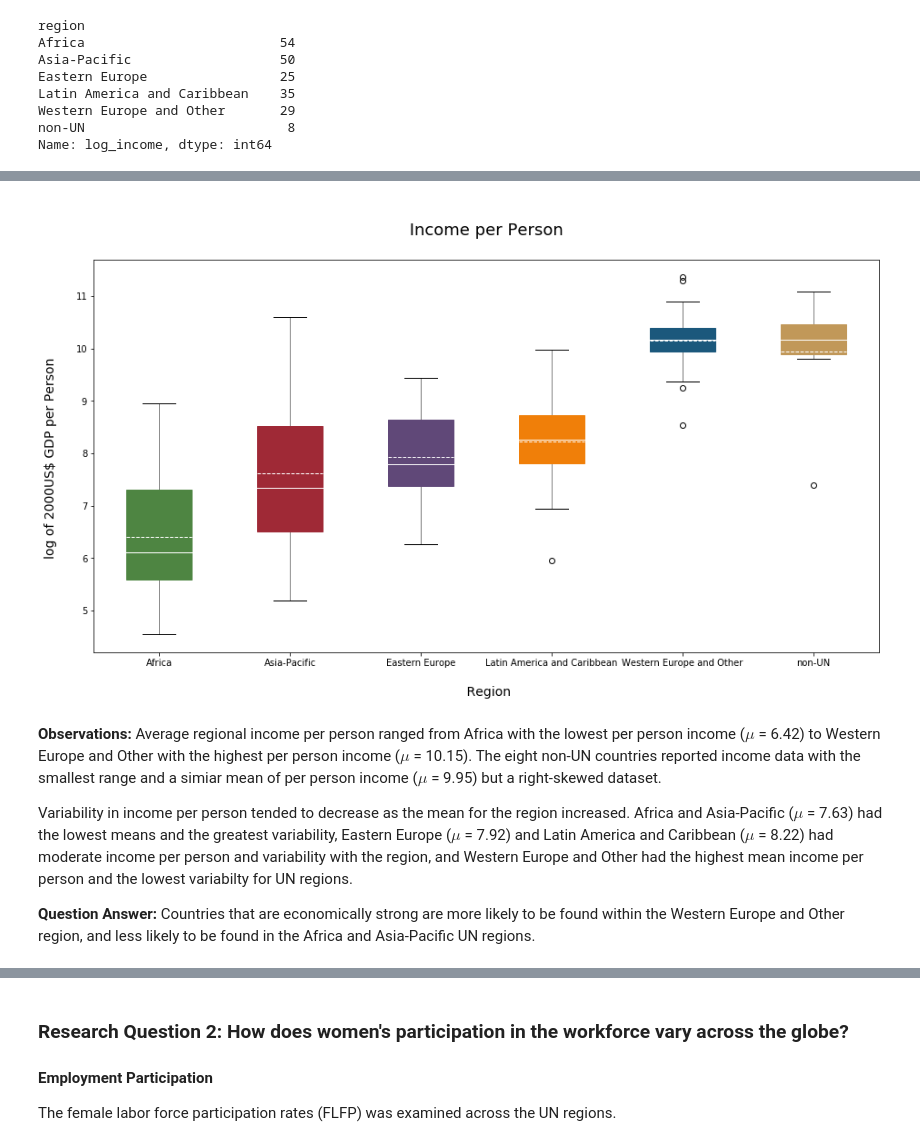
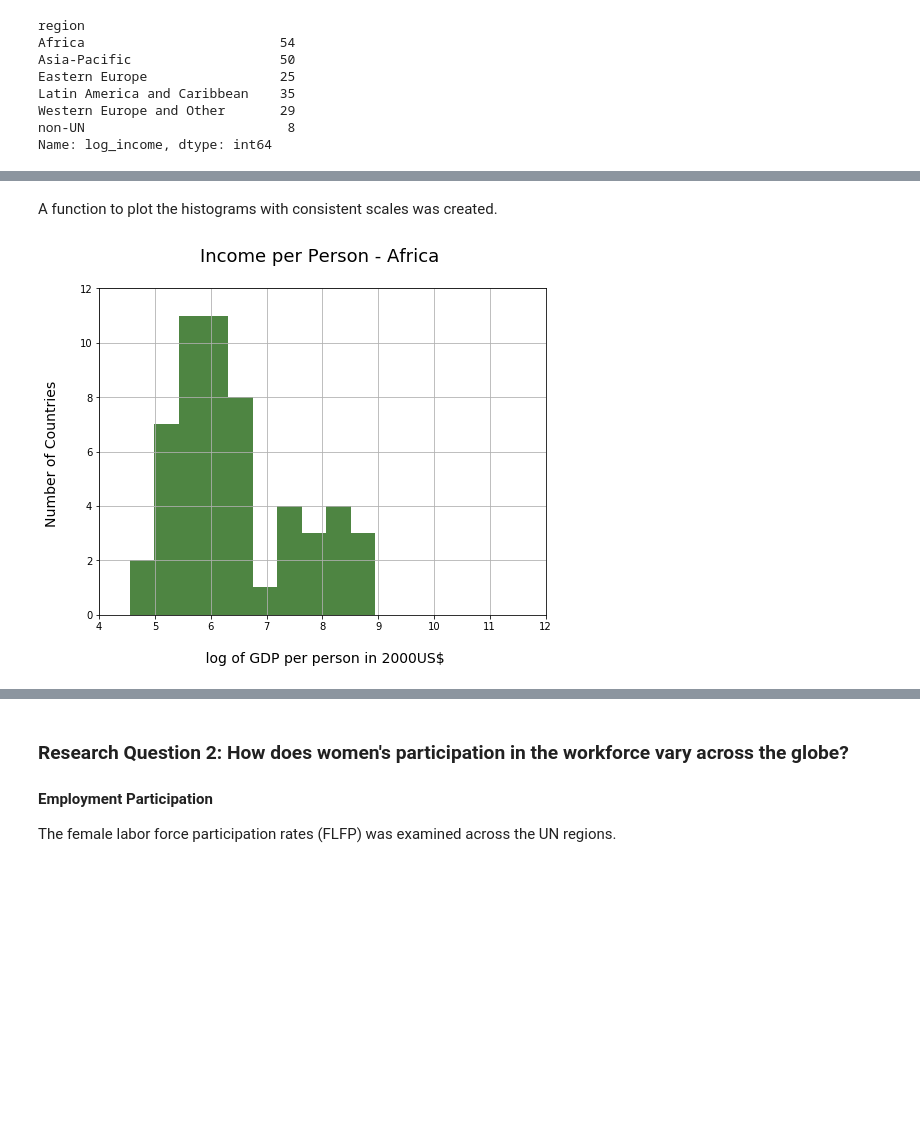
Before and after one commit to orunsh/DAND-Project-3, a Jupyter notebook: project-3.ipynb, the cells around one changed output, grey strips where cells are left out. Cells and saved outputs as stored; diff of their text form; code cells hidden in the pictures; blank space fills up the shorter version.

```diff
--- a/project-3.ipynb
+++ b/project-3.ipynb
@@ -1278,17 +1235,16 @@ def format_boxplot(format_dict, color):
-# %%
-bp = df[['region', 'log_income']].boxplot(by='region', showmeans=True, meanline=True, figsize=(15, 8), patch_artist=True, grid=False, return_type='dict')
-plt.title('\n Income per Person \n', fontsize=18)
-plt.suptitle("")
-plt.xlabel('\n Region', fontsize=14)
-plt.ylabel('log of 2000US$ GDP per Person \n', fontsize=14);
-
-#because of the grouping that was used for the boxplot, the formatting dictionary is found in bp['log_income']
-format_boxplot(bp['log_income'], color)
-# %% [output]
-[figure, removed]
-# %% [markdown]
-**Observations:** Average regional income per person ranged from Africa with the lowest per person income ($\mu$ = 6.42) to Western Europe and Other with the highest per person income ($\mu$ = 10.15). The eight non-UN countries reported income data with the smallest range and a simiar mean of per person income ($\mu$ = 9.95) but a right-skewed dataset.
-
-Variability in income per person tended to decrease as the mean for the region increased. Africa and Asia-Pacific ($\mu$ = 7.63) had the lowest means and the greatest variability, Eastern Europe ($\mu$ = 7.92) and Latin America and Caribbean ($\mu$ = 8.22) had moderate income per person and variability with the region, and Western Europe and Other had the highest mean income per person and the lowest variabilty for UN regions.
-
-**Question Answer:** Countries that are economically strong are more likely to be found within the Western Europe and Other region, and less likely to be found in the Africa and Asia-Pacific UN regions.
+# %% [markdown]
+A function to plot the histograms with consistent scales was created.
+# %%
+def hist_plot_income(df, country, color_choice):
+    plt.subplots(figsize=(8, 6))
+    df.loc[df['region'] == country].log_income.hist(color=color_choice)
+    plt.title('Income per Person - {} \n'.format(country), fontsize=18)
+    plt.xlabel('\n log of GDP per person in 2000US$', fontsize=14)
+    plt.ylabel('Number of Countries \n', fontsize=14)
+    axes = plt.gca()
+    axes.set_xlim([4, 12])
+    axes.set_ylim([0, 12]);
+# %%
+hist_plot_income(df, 'Africa', '#4e8542')
+# %% [output]
+[figure, added]
```
Also changed, not shown: parts of 122 cells of this notebook.
